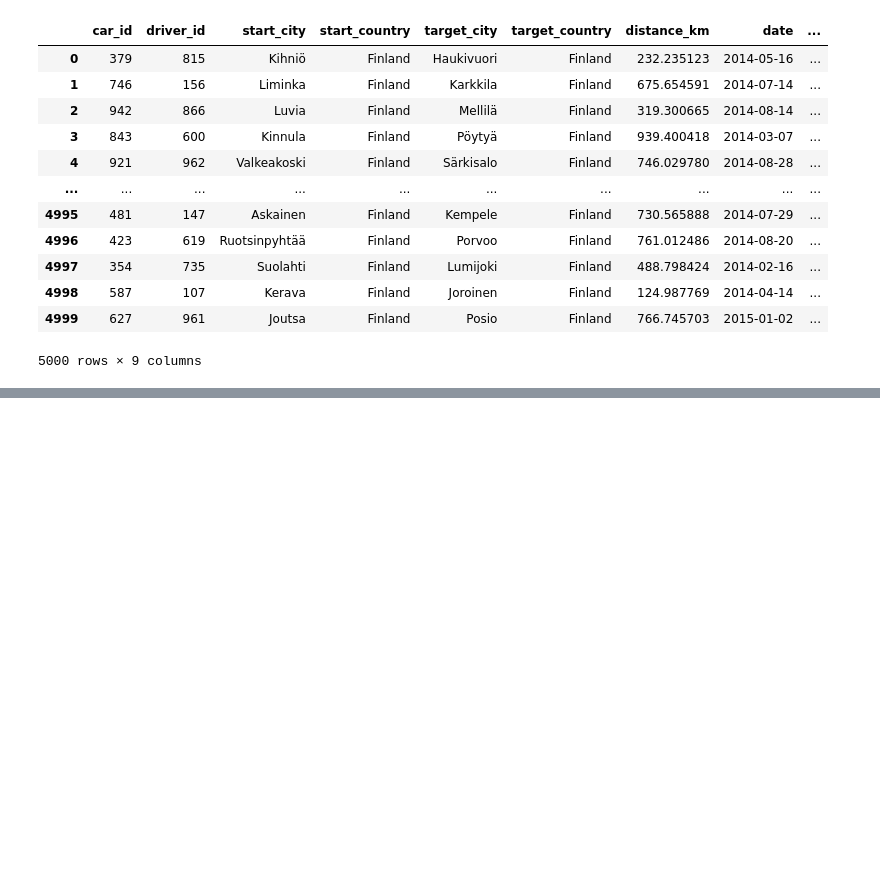
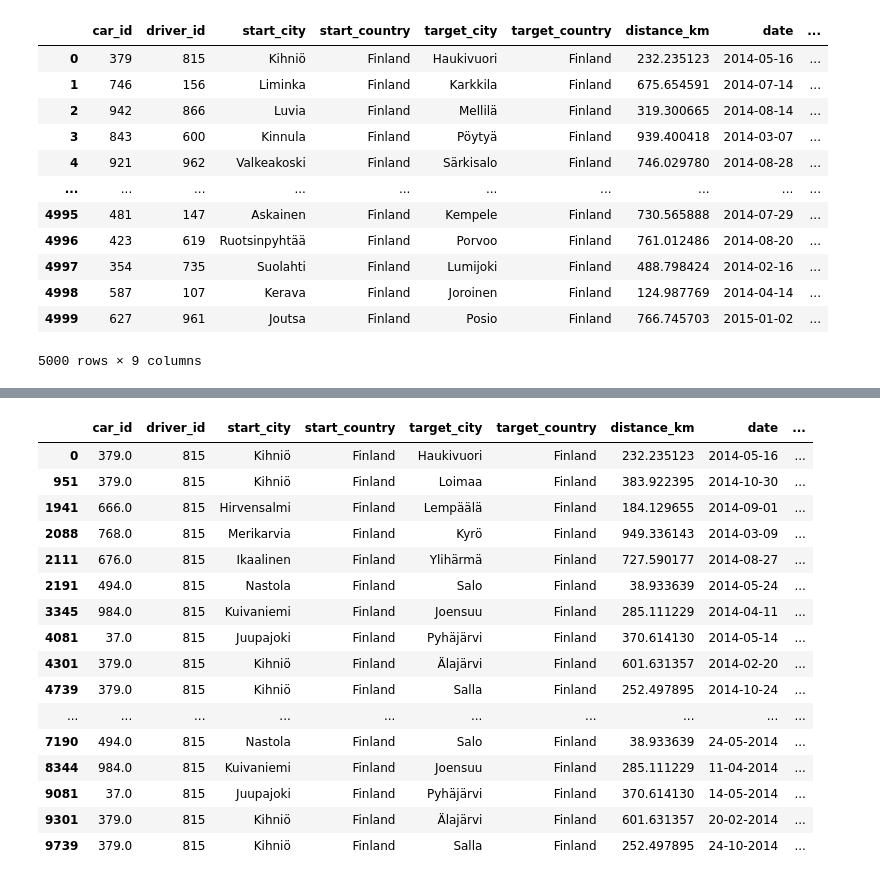
Before and after one commit to aniketkapdule/emission-project, a Jupyter notebook: simple_etl.ipynb, the cells around one changed output, grey strips where cells are left out. Drawn from its saved outputs; the diff is of its cells as text; code cells hidden in the pictures; blank space fills up the shorter version.

Commit message:
* more testing on duplicates and dataframes

```diff
--- a/simple_etl.ipynb
+++ b/simple_etl.ipynb
@@ -273,0 +288,2 @@ df_car_driver_log_clean
+# %%
+db_engine = connect_db()
@@ -273,0 +337,9 @@ df_car_driver_log_clean
+# %%
+def connect_db():
+    connection_uri = "postgres+psycopg2://postgres:postgres@database:5432/planetly"
+    engine = create_engine(connection_uri, pool_pre_ping=True)
+    engine.connect()
+    conn = psycopg2.connect(database="planetly", user='postgres',password='postgres', host='database', port='5432')
+    conn.autocommit = True
+    cursor = conn.cursor()
+    return engine, cursor
@@ -273,0 +351,5 @@ df_car_driver_log_clean
+# %%
+def select_table_from_db(table):
+    db_engine, cursor = connect_db()
+    df = pd.read_sql_query(f"SELECT * from {table};", db_engine)
+    return df
@@ -273,0 +490,2 @@ df_car_driver_log_clean
+# %%
+df_car_driver_log_raw_db = select_table_from_db(table='car_driver_log')
@@ -273,0 +524,20 @@ df_car_driver_log_clean
+# %%
+df_car_driver_log_raw_db.loc[df_car_driver_log_raw_db['driver_id']==815]
+# %% [output]
+|  | car_id | driver_id | start_city | start_country | target_city | target_country | distance_km | date | ... |
+| 0 | 379.0 | 815 | Kihniö | Finland | Haukivuori | Finland | 232.235123 | 2014-05-16 | ... |
+| 951 | 379.0 | 815 | Kihniö | Finland | Loimaa | Finland | 383.922395 | 2014-10-30 | ... |
+| 1941 | 666.0 | 815 | Hirvensalmi | Finland | Lempäälä | Finland | 184.129655 | 2014-09-01 | ... |
+| 2088 | 768.0 | 815 | Merikarvia | Finland | Kyrö | Finland | 949.336143 | 2014-03-09 | ... |
+| 2111 | 676.0 | 815 | Ikaalinen | Finland | Ylihärmä | Finland | 727.590177 | 2014-08-27 | ... |
+| 2191 | 494.0 | 815 | Nastola | Finland | Salo | Finland | 38.933639 | 2014-05-24 | ... |
+| 3345 | 984.0 | 815 | Kuivaniemi | Finland | Joensuu | Finland | 285.111229 | 2014-04-11 | ... |
+| 4081 | 37.0 | 815 | Juupajoki | Finland | Pyhäjärvi | Finland | 370.614130 | 2014-05-14 | ... |
+| 4301 | 379.0 | 815 | Kihniö | Finland | Älajärvi | Finland | 601.631357 | 2014-02-20 | ... |
+| 4739 | 379.0 | 815 | Kihniö | Finland | Salla | Finland | 252.497895 | 2014-10-24 | ... |
+| ... | ... | ... | ... | ... | ... | ... | ... | ... | ... |
+| 7190 | 494.0 | 815 | Nastola | Finland | Salo | Finland | 38.933639 | 24-05-2014 | ... |
+| 8344 | 984.0 | 815 | Kuivaniemi | Finland | Joensuu | Finland | 285.111229 | 11-04-2014 | ... |
+| 9081 | 37.0 | 815 | Juupajoki | Finland | Pyhäjärvi | Finland | 370.614130 | 14-05-2014 | ... |
+| 9301 | 379.0 | 815 | Kihniö | Finland | Älajärvi | Finland | 601.631357 | 20-02-2014 | ... |
+| 9739 | 379.0 | 815 | Kihniö | Finland | Salla | Finland | 252.497895 | 24-10-2014 | ... |
```
Also changed, not shown: parts of 23 cells of this notebook, 11 other files.
